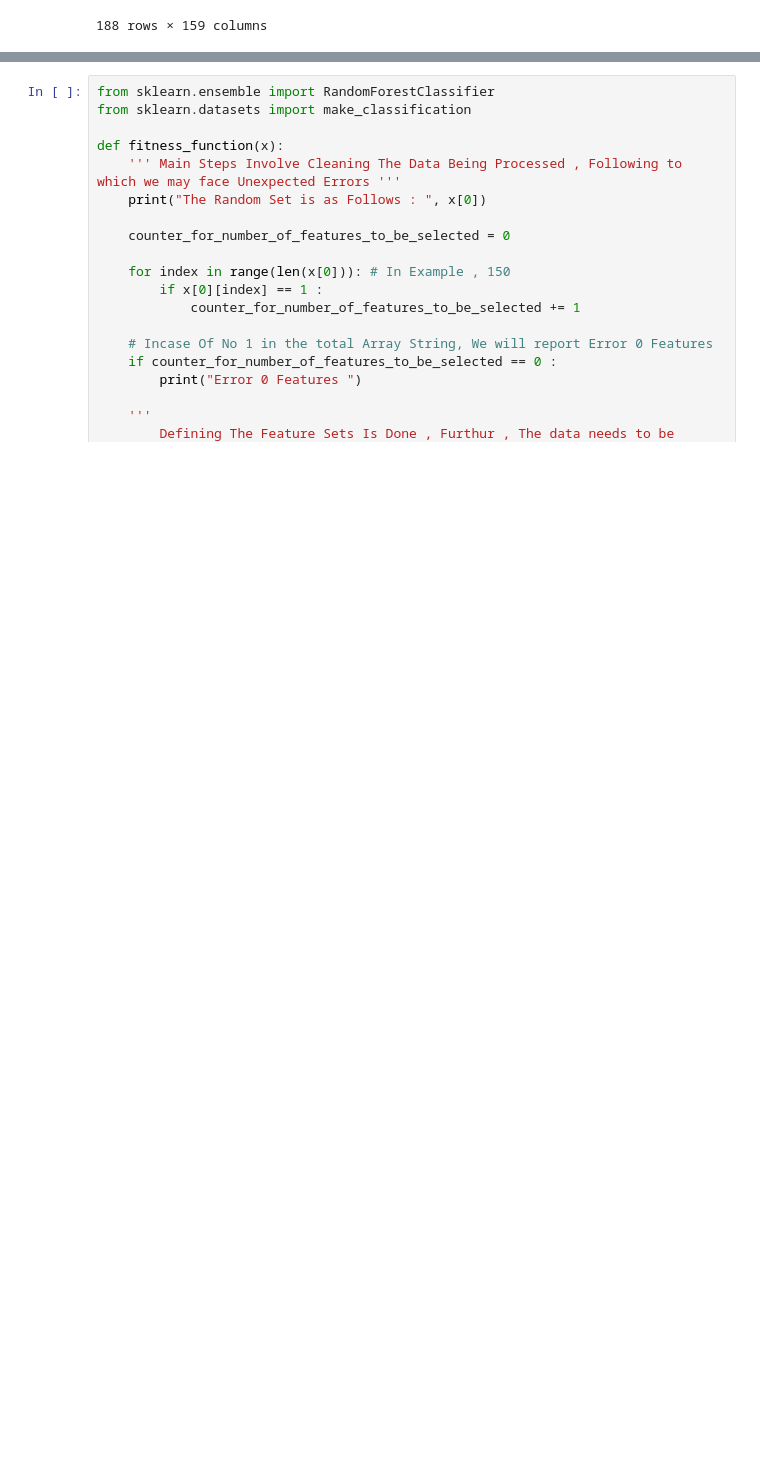
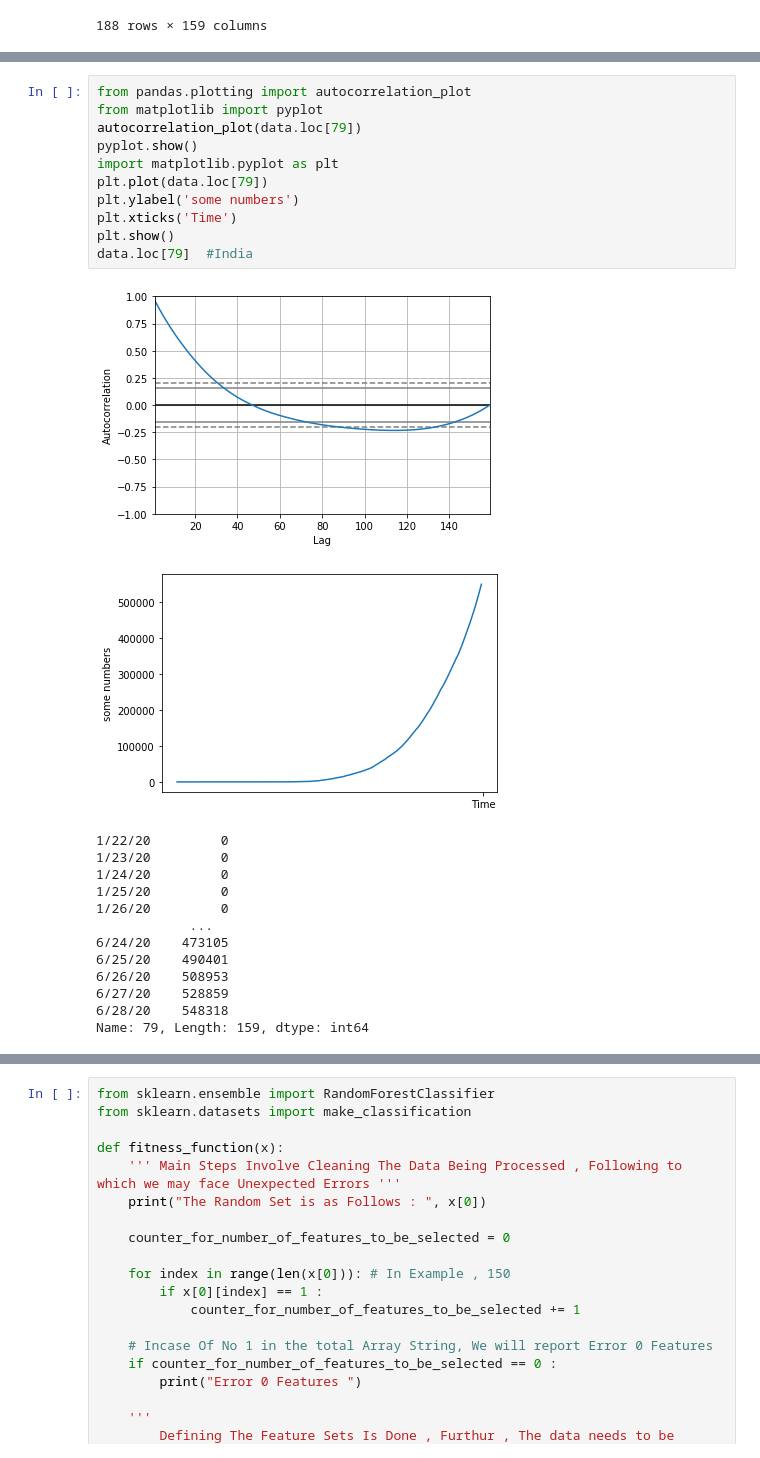
Before and after one commit to decipher07/Chicken-Swarm-Optimization, a Jupyter notebook: Dataset-Usage/Covid-Total-Positive-Cases/Covid-Data.ipynb, the cells around one changed output, grey strips where cells are left out. Drawn from its saved outputs; the diff is of its cells as text; blank space fills up the shorter version.

Commit message:
Added A Working Attribute for India

```diff
--- a/Dataset-Usage/Covid-Total-Positive-Cases/Covid-Data.ipynb
+++ b/Dataset-Usage/Covid-Total-Positive-Cases/Covid-Data.ipynb
@@ -56,0 +50,26 @@ Index(['1/22/20', '1/23/20', '1/24/20', '1/25/20', '1/26/20', '1/27/20',
+# %%
+from pandas.plotting import autocorrelation_plot
+from matplotlib import pyplot
+autocorrelation_plot(data.loc[79])
+pyplot.show()
+import matplotlib.pyplot as plt
+plt.plot(data.loc[79])
+plt.ylabel('some numbers')
+plt.xticks('Time')
+plt.show()
+data.loc[79]  #India
+# %% [output]
+[figure, added]
+[figure, added]
+1/22/20         0
+1/23/20         0
+1/24/20         0
+1/25/20         0
+1/26/20         0
+            ...
+6/24/20    473105
+6/25/20    490401
+6/26/20    508953
+6/27/20    528859
+6/28/20    548318
+Name: 79, Length: 159, dtype: int64
```
Also changed, not shown: parts of 3 cells of this notebook, 1 other file.
